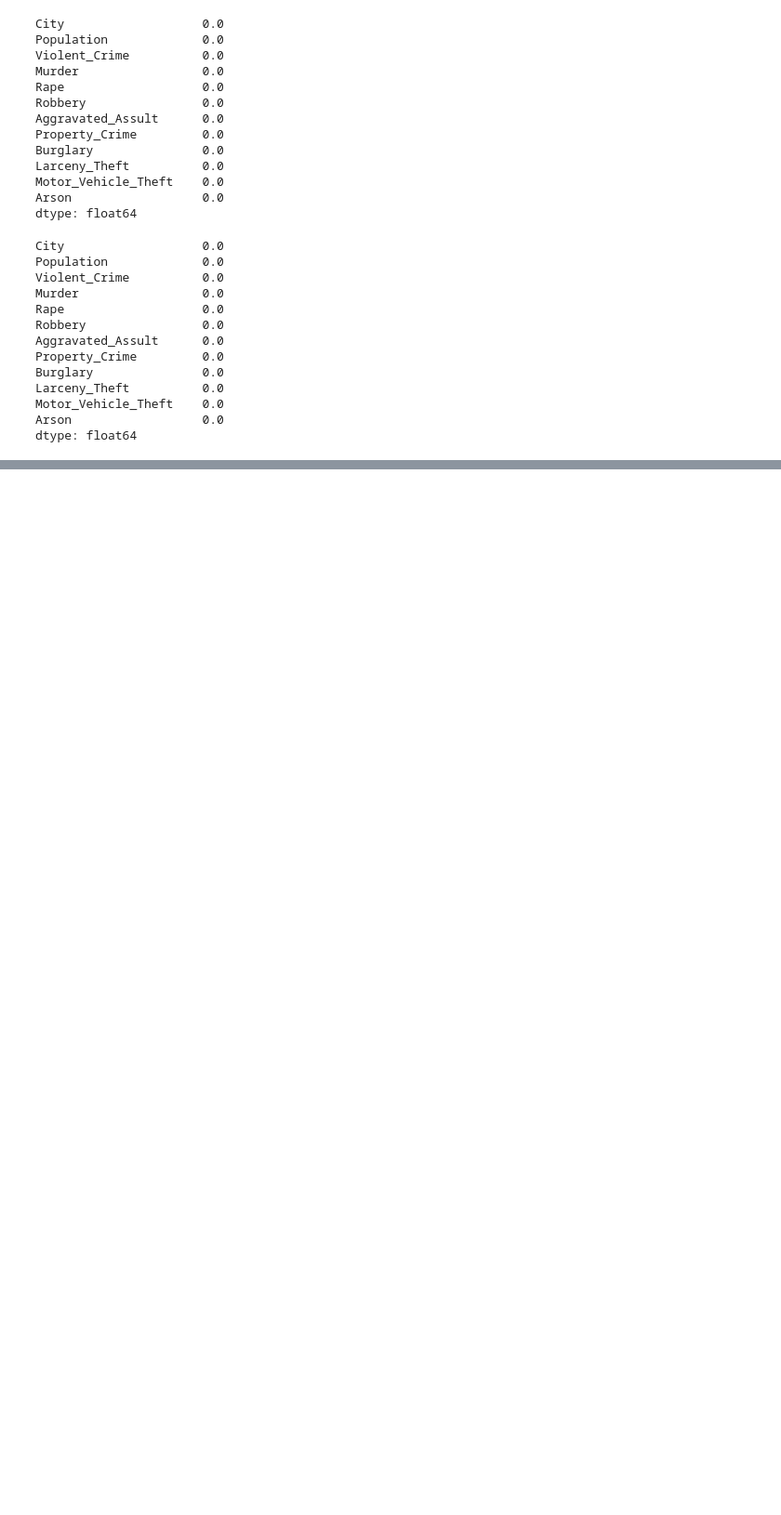
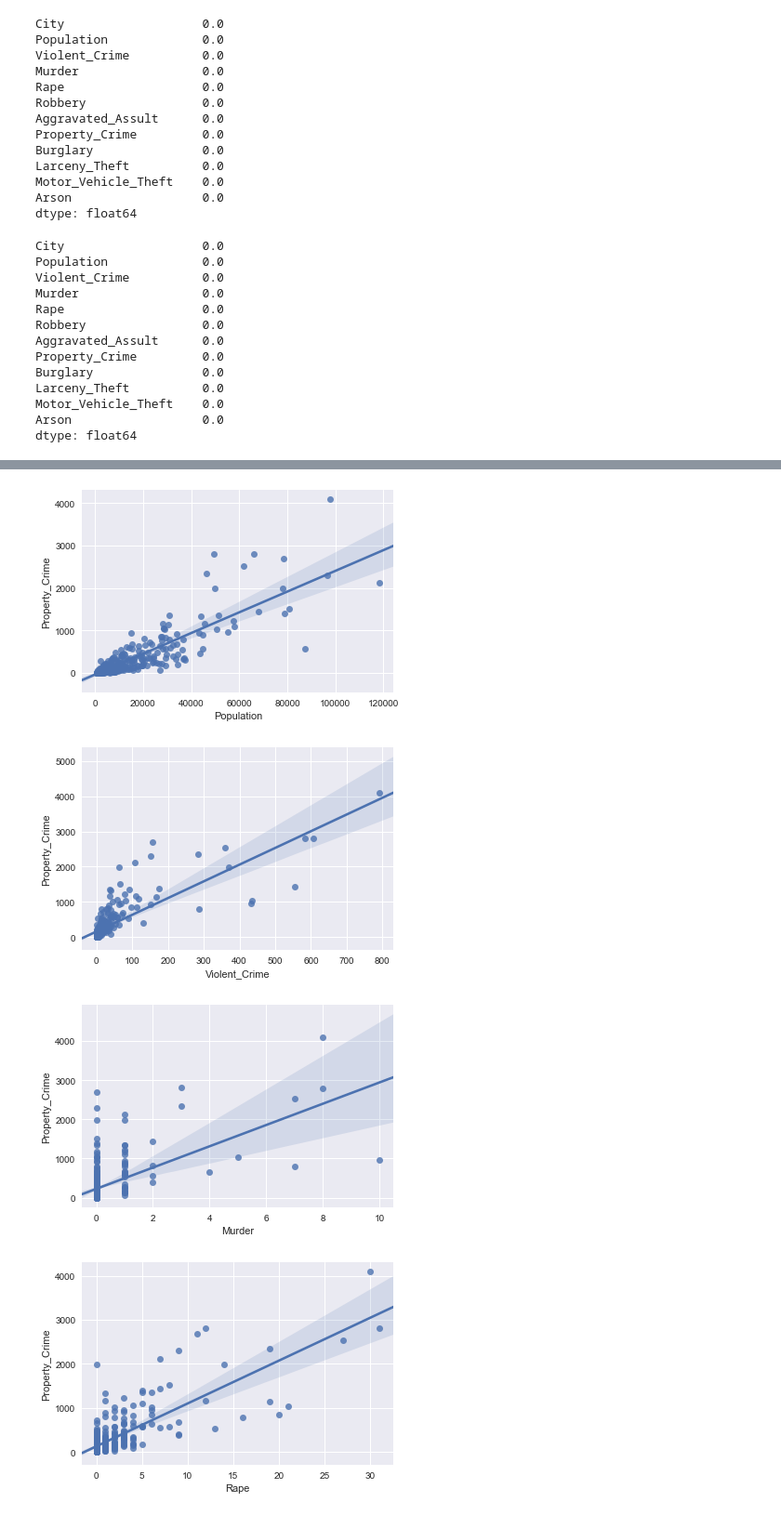
Before and after one commit to gurkpet/Thinkful-Lessons, a Jupyter notebook: Thinkful 2.5.1 - Test Statistics/Thinkful_2.5.2-Crime_Regression-w+Iteration.ipynb, the cells around one changed output, grey strips where cells are left out. Shown: that part at 93% size. Cells and saved outputs as stored; diff of their text form; code cells hidden in the pictures; blank space fills up the shorter version.

```diff
--- a/Thinkful 2.5.1 - Test Statistics/Thinkful_2.5.2-Crime_Regression-w+Iteration.ipynb
+++ b/Thinkful 2.5.1 - Test Statistics/Thinkful_2.5.2-Crime_Regression-w+Iteration.ipynb
@@ -77,6 +74,3 @@ print(train_data.shape, '<--- train data shape')
 # %%
 test_data['City'] = test_data.City.str.strip('5 4,')
 test_data = test_data.dropna()
-# %%
-train_data['IncidentsOfPropertyCrime'] = (train_data.Burglary.astype(int) + train_data.Robbery +
-    train_data.Larceny_Theft + train_data.Motor_Vehicle_Theft)
@@ -95,3 +76,0 @@ train_data.describe()
-# %%
-train_data = train_data.drop(train_data[train_data.Population > 1800000].index)
-test_data = test_data.drop(test_data[test_data.Population > 1800000].index)
@@ -100,0 +113,26 @@ test_data['IncidentsOfPropertyCrime'] = (test_data.Burglary.astype(int) + test_d
+# %%
+sns.regplot(train_data['Population'], train_data['Property_Crime'])
+plt.show()
+sns.regplot(train_data['Violent_Crime'], train_data['Property_Crime'])
+plt.show()
+sns.regplot(train_data['Murder'], train_data['Property_Crime'])
+plt.show()
+sns.regplot(train_data['Rape'], train_data['Property_Crime'])
+plt.show()
+sns.regplot(train_data['Robbery'], train_data['Property_Crime'])
+plt.show()
+sns.regplot(train_data['Aggravated_Assult'], train_data['Property_Crime'])
+plt.show()
+sns.regplot(train_data['Burglary'], train_data['Property_Crime'])
+plt.show()
+sns.regplot(train_data['Larceny_Theft'], train_data['Property_Crime'])
+plt.show()
+sns.regplot(train_data['Motor_Vehicle_Theft'], train_data['Property_Crime'])
+plt.show()
+sns.regplot(train_data['Arson'], train_data['Property_Crime'])
+plt.show()
+# %% [output]
+[figure, added]
+[figure, added]
+[figure, added]
+[figure, added]
```
Also changed, not shown: parts of 13 cells of this notebook.
